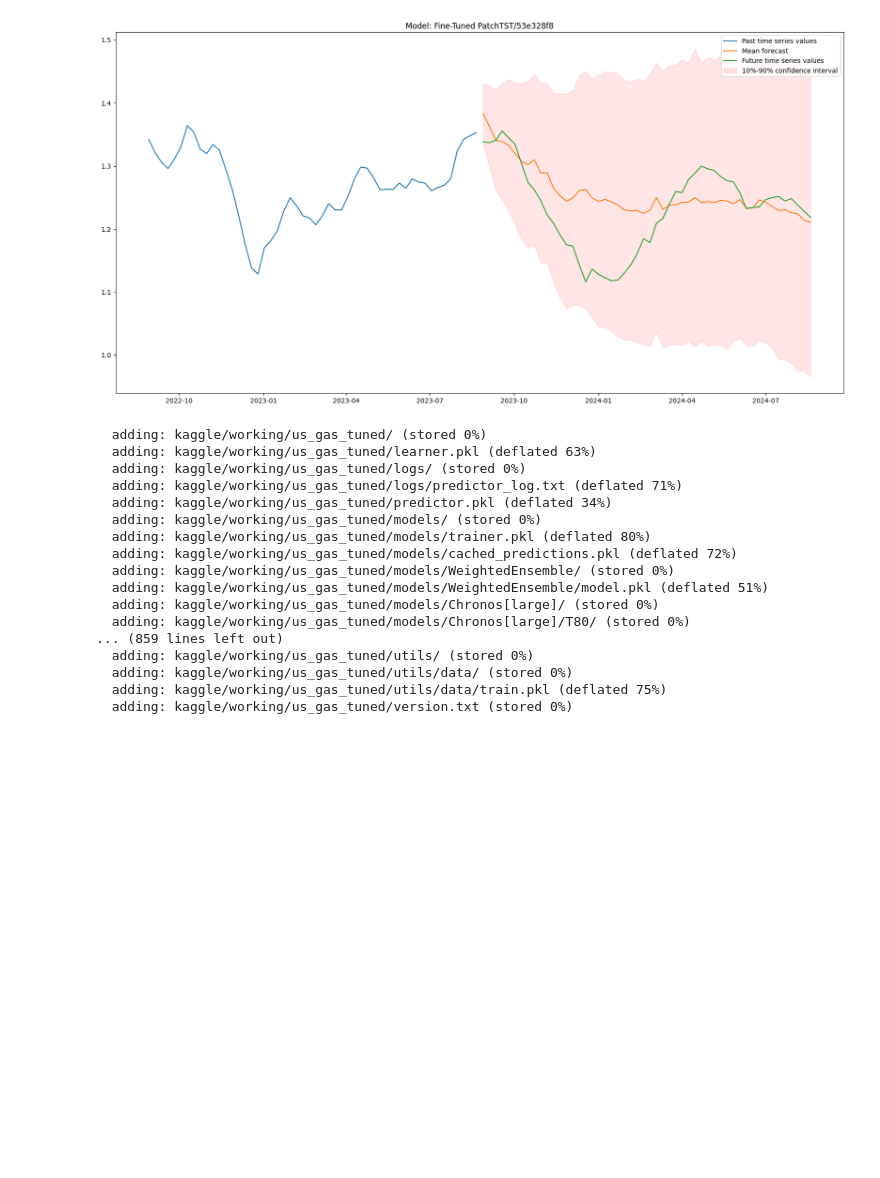
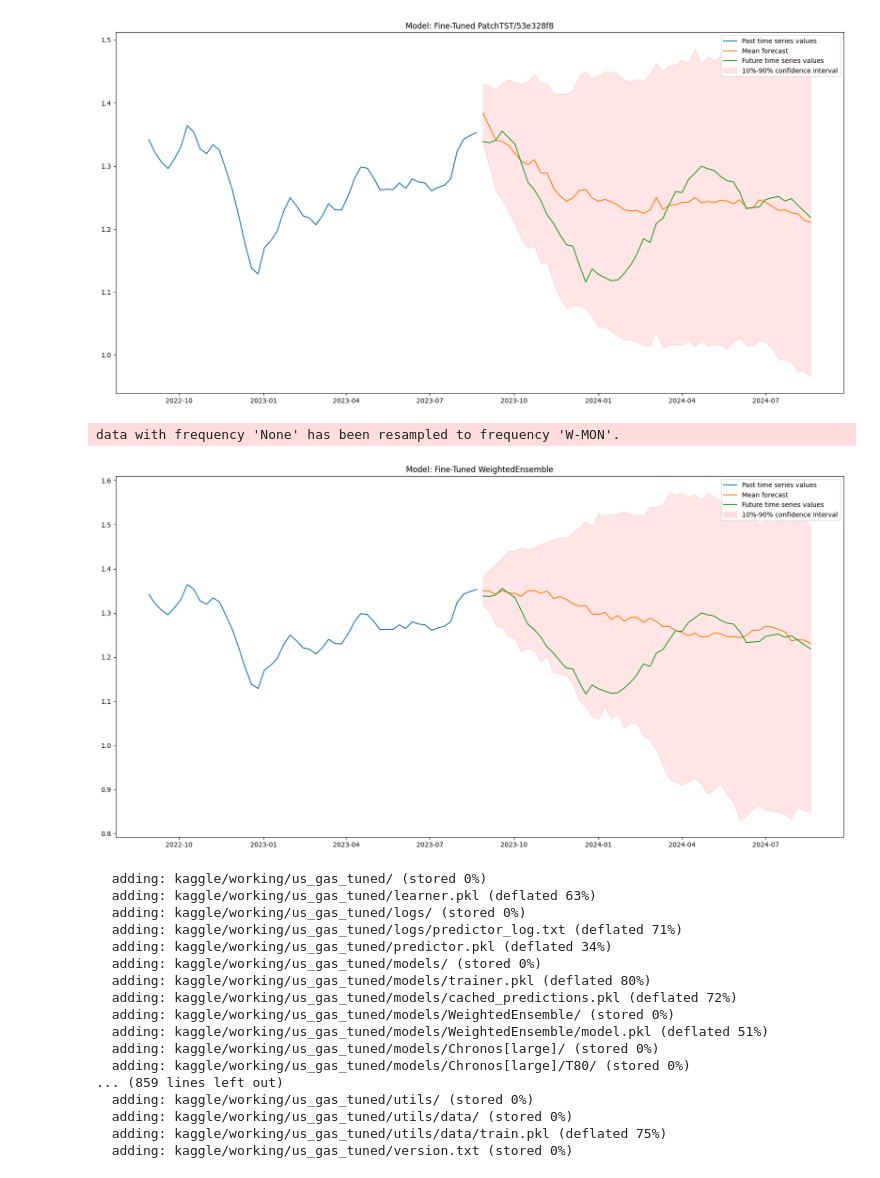
Before and after one commit to mzaoualim/us_gas_price, a Jupyter notebook: notebooks/step_by_step_notebook.ipynb, the cells around one changed output. Saved outputs shown, nothing was run; the diff lists cells and outputs as text; code cells hidden in the pictures; blank space fills up the shorter version.

Commit message:
Kaggle Notebook | us_gas_price | Version 3

```diff
--- a/notebooks/step_by_step_notebook.ipynb
+++ b/notebooks/step_by_step_notebook.ipynb
@@ -529,6 +529,28 @@ plt.legend();
 # %% [output]
 data with frequency 'None' has been resampled to frequency 'W-MON'.
 [figure]
+# %%
+predictions = predictor_tuned.predict(train_data, model='WeightedEnsemble')
+
+plt.figure(figsize=(20, 10))
+
+item_id = "Gas_Price"
+y_past = train_data.loc[item_id]["target"][-52:]
+y_pred = predictions.loc[item_id]
+y_test = test_data.loc[item_id]["target"]
+
+plt.plot(y_past, label="Past time series values")
+plt.plot(y_pred["mean"], label="Mean forecast")
+plt.plot(y_test, label="Future time series values")
+
+plt.fill_between(
+    y_pred.index, y_pred["0.1"], y_pred["0.9"], color="red", alpha=0.1, label=f"10%-90% confidence interval"
+)
+plt.title('Model: Fine-Tuned WeightedEnsemble')
+plt.legend();
+# %% [output]
+data with frequency 'None' has been resampled to frequency 'W-MON'.
+[figure, added]
 # %%
 # saving models
 
```
